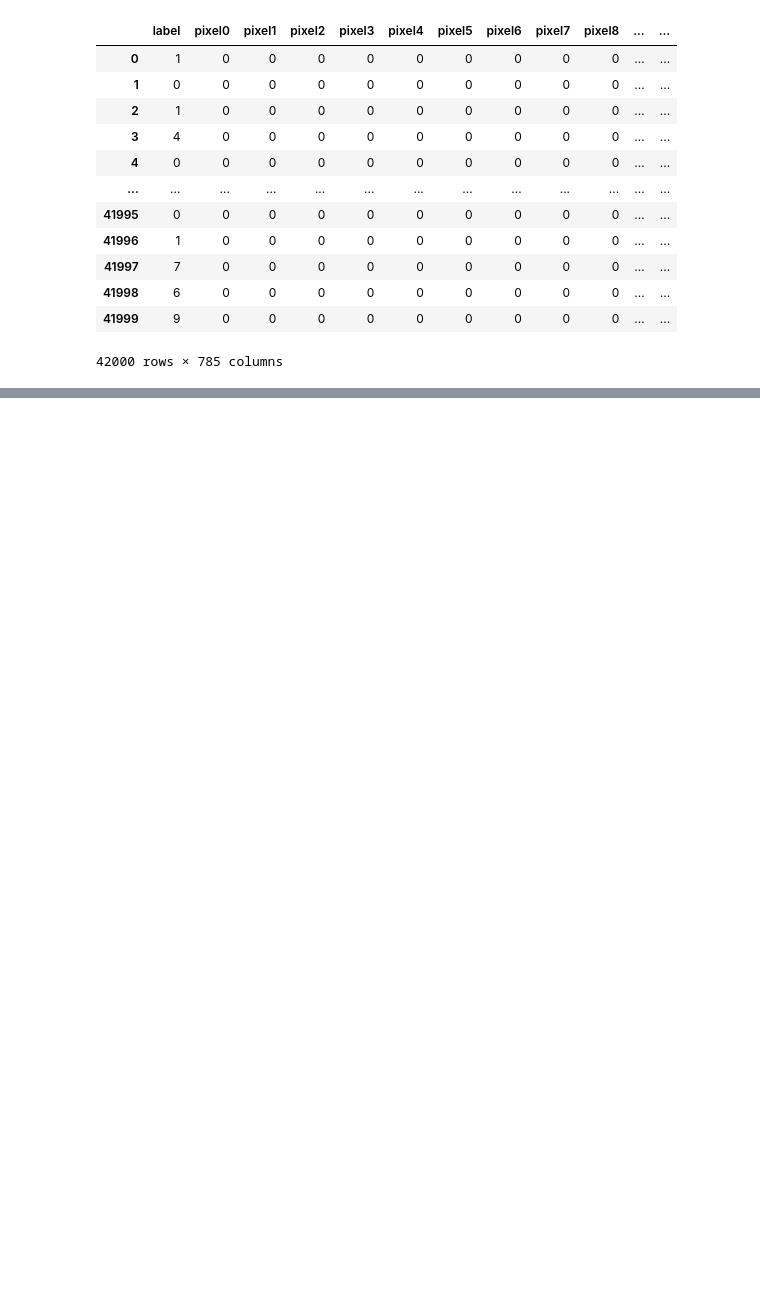
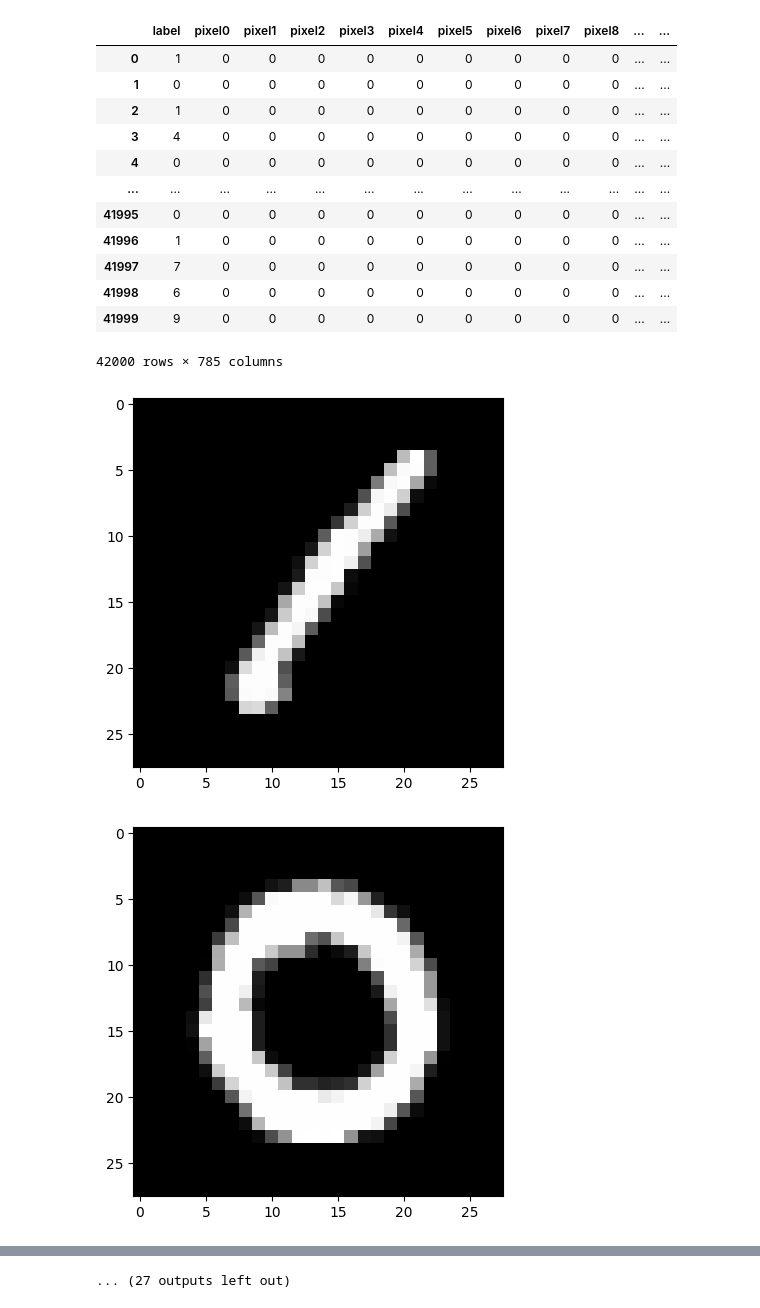
Before and after one commit to nabang1010/Kaggle_Competition, a Jupyter notebook: Digit_Recognizer/src/Data_Process/data_processing.ipynb, the cells around one changed output, grey strips where cells are left out. Saved outputs shown, nothing was run; the diff lists cells and outputs as text; code cells hidden in the pictures; blank space fills up the shorter version.

```diff
--- a/Digit_Recognizer/src/Data_Process/data_processing.ipynb
+++ b/Digit_Recognizer/src/Data_Process/data_processing.ipynb
@@ -19,3 +19,13 @@ DF_train
 | 41998 | 6 | 0 | 0 | 0 | 0 | 0 | 0 | 0 | 0 | 0 | ... | ... |
 | 41999 | 9 | 0 | 0 | 0 | 0 | 0 | 0 | 0 | 0 | 0 | ... | ... |
 42000 rows × 785 columns
+# %%
+for row in range(DF_train.shape[0]):
+    image_row = DF_train.iloc[row,1:]
+    image_row = np.array(image_row)
+    image_row = image_row.reshape(28,28)
+    plt.imshow(image_row, cmap='gray')
+    plt.show()
+# %% [output]
+[figure, added]
+[figure, added]
@@ -21,0 +42 @@ DF_train
+... (27 outputs left out)
```
Also changed, not shown: parts of 1 cell of this notebook, 34 other files.
